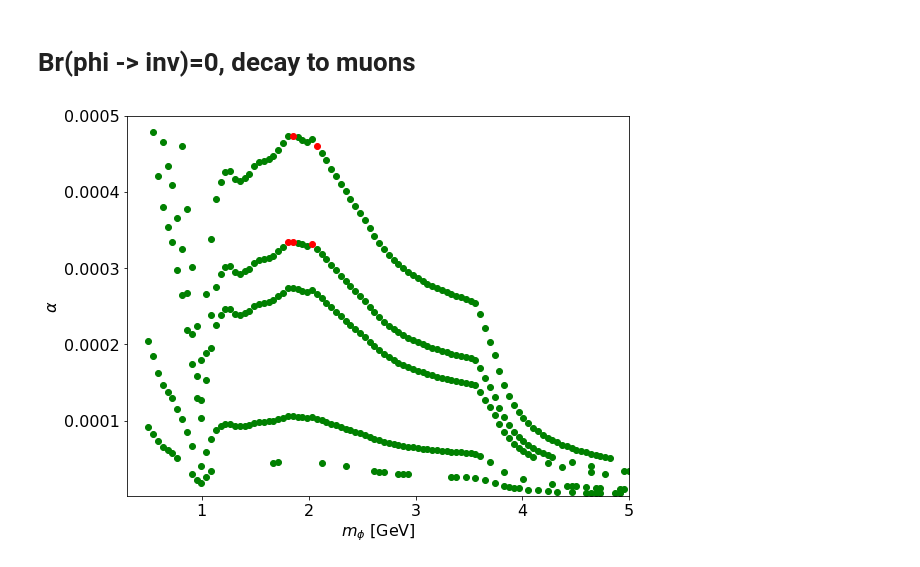
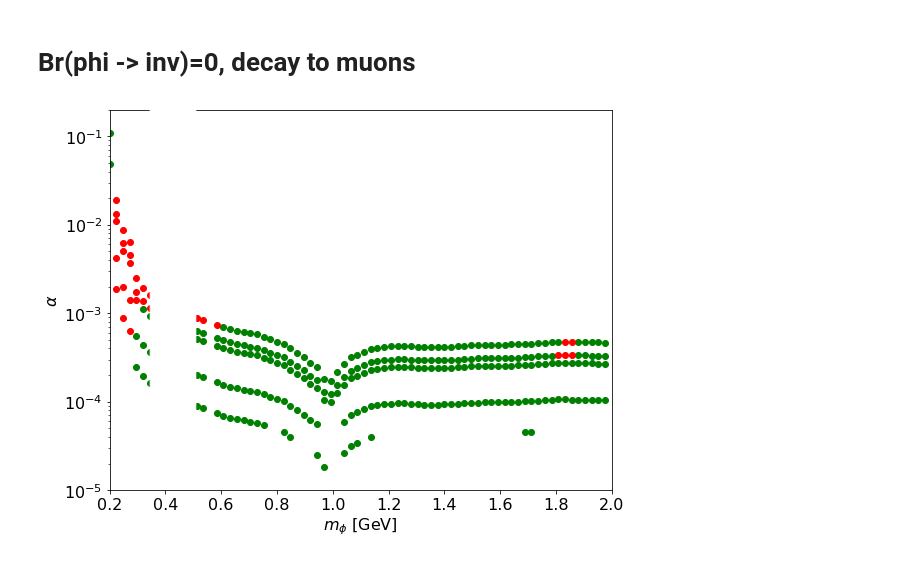
Before and after one commit to anasthesia/B-K, a Jupyter notebook: BaBar_bounds.ipynb, the cells around one changed output. Cells and saved outputs as stored; diff of their text form; code cells hidden in the pictures.

```diff
--- a/BaBar_bounds.ipynb
+++ b/BaBar_bounds.ipynb
@@ -30,7 +30,7 @@ def calcOnGrid(inputarr, inputXAxis, inputYAxis, gridArr, *args, **kwargs):
     #return np.vstack((gridArr,arrInterp)).T
     return arrInterp
 
-def expVStheo(expfile,theofile):
+def expVStheo(expfile,theofile,muORpi):
     inputExparr = np.array(genfromtxt(expfile, comments="#", delimiter='\t'))
     inputExparr=inputExparr[np.argsort(inputExparr[:, 0])]
     inputTheoarr = np.array(genfromtxt(theofile,  comments="#", delimiter='\t'))
@@ -39,19 +39,24 @@ def expVStheo(expfile,theofile):
 
     #Calculatins Gamma_exp for the mases given by inputTheo file
     expBR=calcOnGrid(inputExparr,0,1,marr)
-    theoBR=inputTheoarr[:,4]
+
+    if (muORpi=="mu"):
+        theoBR=inputTheoarr[:,4]
+    if (muORpi=="pi"):
+        theoBR=inputTheoarr[:,5]
 
     ifAllowed=np.heaviside(expBR-theoBR,0)
 
     newset=np.vstack((expBR, ifAllowed))
 
-    # m(phi) [GeV], alpha, tau(phi) [ps], BR(phi->inv),BRTheo(B+->Kmumu), BRExp(B+->Kmumu),allowed/excluded(1/0)
-    newset=np.append(inputTheoarr.T,newset, axis=0).T
-    return(newset)
+    # m(phi) [GeV], alpha, tau(phi) [ps], BR(phi->inv),BRTheo(B+->Kmumu), BRExp(B+->Kmumu), BRExp(B+->Kpipi),\
+    #allowed/excluded(1/0) for a specified decay product
+    fullset=np.append(inputTheoarr.T,newset, axis=0).T
+    return(fullset)
 
-def plotAllowed(expfile,theofile):
-    params = expVStheo(expfile,theofile)
-    allowed=params[:,6]==1
+def plotAllowed(expfile,theofile,muORpi):
+    params = expVStheo(expfile,theofile,muORpi)
+    allowed=params[:,7]==1
 
     plt.scatter(params[allowed,0], params[allowed,1], c='green')
     plt.scatter(params[~allowed,0], params[~allowed,1], c='red')
@@ -59,26 +64,30 @@ def plotAllowed(expfile,theofile):
 # Br(phi -> inv)=0, decay to muons
 # %%
 #Plotting for the parameters studied
-plt.figure(figsize=(9, 7))
+f=plt.figure(figsize=(9, 7))
 
 expfolder="Experimental_files/BaBar_bounds/"
-theofolder="B-Xsmumu/B-Xsmumu_Br0/"
+theofolder="B-Xsxx/B-Xsxx_Br0/"
 
-plotAllowed(expfolder+"mumu_ctau1cm.dat",theofolder+"theo_params_ctau_1.dat")
-plotAllowed(expfolder+"mumu_ctau2cm.dat",theofolder+"theo_params_ctau_2.dat")
-plotAllowed(expfolder+"mumu_ctau3cm.dat",theofolder+"theo_params_ctau_3.dat")
-plotAllowed(expfolder+"mumu_ctau20cm.dat",theofolder+"theo_params_ctau_20.dat")
-plotAllowed(expfolder+"mumu_ctau100cm.dat",theofolder+"theo_params_ctau_100.dat")
+plotAllowed(expfolder+"mumu_ctau1cm.dat",theofolder+"theo_params_ctau_1.dat","mu")
+plotAllowed(expfolder+"mumu_ctau2cm.dat",theofolder+"theo_params_ctau_2.dat","mu")
+plotAllowed(expfolder+"mumu_ctau3cm.dat",theofolder+"theo_params_ctau_3.dat","mu")
+plotAllowed(expfolder+"mumu_ctau20cm.dat",theofolder+"theo_params_ctau_20.dat","mu")
+plotAllowed(expfolder+"mumu_ctau100cm.dat",theofolder+"theo_params_ctau_100.dat","mu")
 
-plt.xlim( (0.3, 5))
-plt.ylim((10**(-6),5*10**(-4)))
+#not covered by data
+m=np.linspace(0.2,2,num=100);
+plt.fill_between(m,1-np.heaviside(m - 0.35,0)*np.heaviside(-m + 0.5,0),1,color="white",zorder=4)
 
-#plt.yscale("log")
+plt.xlim( (0.2, 2))
+plt.ylim((10**(-5),2*10**(-1)))
+
+plt.yscale("log")
 
 #plt.title(''.format(i))
 plt.xlabel('$m_\\phi$ [GeV]')
 plt.ylabel('$\\alpha$')
 
 plt.savefig('./results/BaBaR-mu_BR0_scans.png')
 # %% [output]
-[figure, old version]
+[figure, new version]
```
Also changed, not shown: parts of 6 cells of this notebook, 2 other files.
